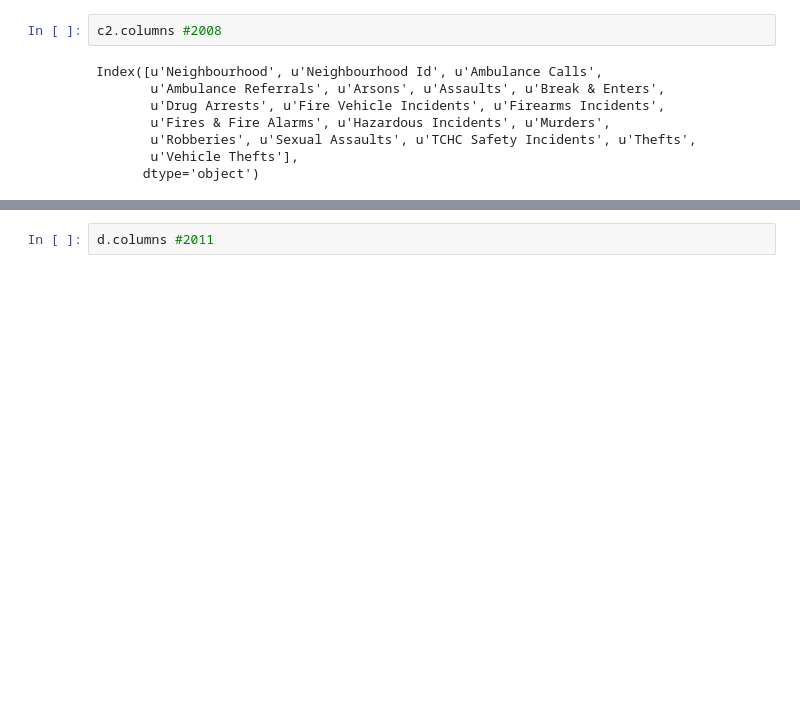
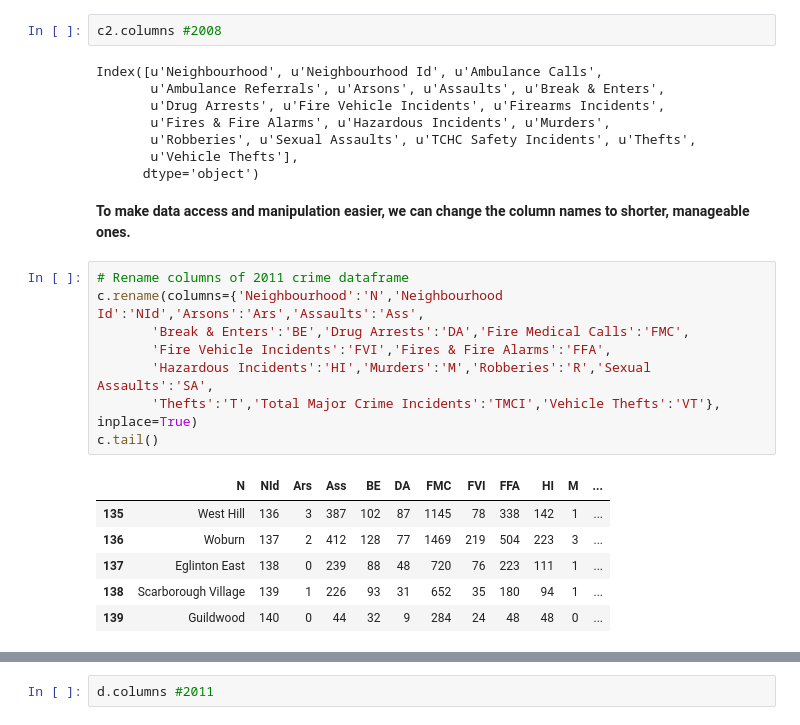
Before and after one commit to nvempala/Toronto-Crime, a Jupyter notebook: Neighbourhood_Crime.ipynb, the cells around one changed output, grey strips where cells are left out. Drawn from its saved outputs; the diff is of its cells as text; blank space fills up the shorter version.

```diff
--- a/Neighbourhood_Crime.ipynb
+++ b/Neighbourhood_Crime.ipynb
@@ -111,3 +131,20 @@ Index([u'Neighbourhood', u'Neighbourhood Id', u'Ambulance Calls',
        u'Robberies', u'Sexual Assaults', u'TCHC Safety Incidents', u'Thefts',
        u'Vehicle Thefts'],
       dtype='object')
+# %% [markdown]
+**To make data access and manipulation easier, we can change the column names to shorter, manageable ones.**
+# %%
+# Rename columns of 2011 crime dataframe
+c.rename(columns={'Neighbourhood':'N','Neighbourhood Id':'NId','Arsons':'Ars','Assaults':'Ass',
+       'Break & Enters':'BE','Drug Arrests':'DA','Fire Medical Calls':'FMC',
+       'Fire Vehicle Incidents':'FVI','Fires & Fire Alarms':'FFA',
+       'Hazardous Incidents':'HI','Murders':'M','Robberies':'R','Sexual Assaults':'SA',
+       'Thefts':'T','Total Major Crime Incidents':'TMCI','Vehicle Thefts':'VT'}, inplace=True)
+c.tail()
+# %% [output]
+|  | N | NId | Ars | Ass | BE | DA | FMC | FVI | FFA | HI | M | ... |
+| 135 | West Hill | 136 | 3 | 387 | 102 | 87 | 1145 | 78 | 338 | 142 | 1 | ... |
+| 136 | Woburn | 137 | 2 | 412 | 128 | 77 | 1469 | 219 | 504 | 223 | 3 | ... |
+| 137 | Eglinton East | 138 | 0 | 239 | 88 | 48 | 720 | 76 | 223 | 111 | 1 | ... |
+| 138 | Scarborough Village | 139 | 1 | 226 | 93 | 31 | 652 | 35 | 180 | 94 | 1 | ... |
+| 139 | Guildwood | 140 | 0 | 44 | 32 | 9 | 284 | 24 | 48 | 48 | 0 | ... |
```
Also changed, not shown: parts of 51 cells of this notebook.
